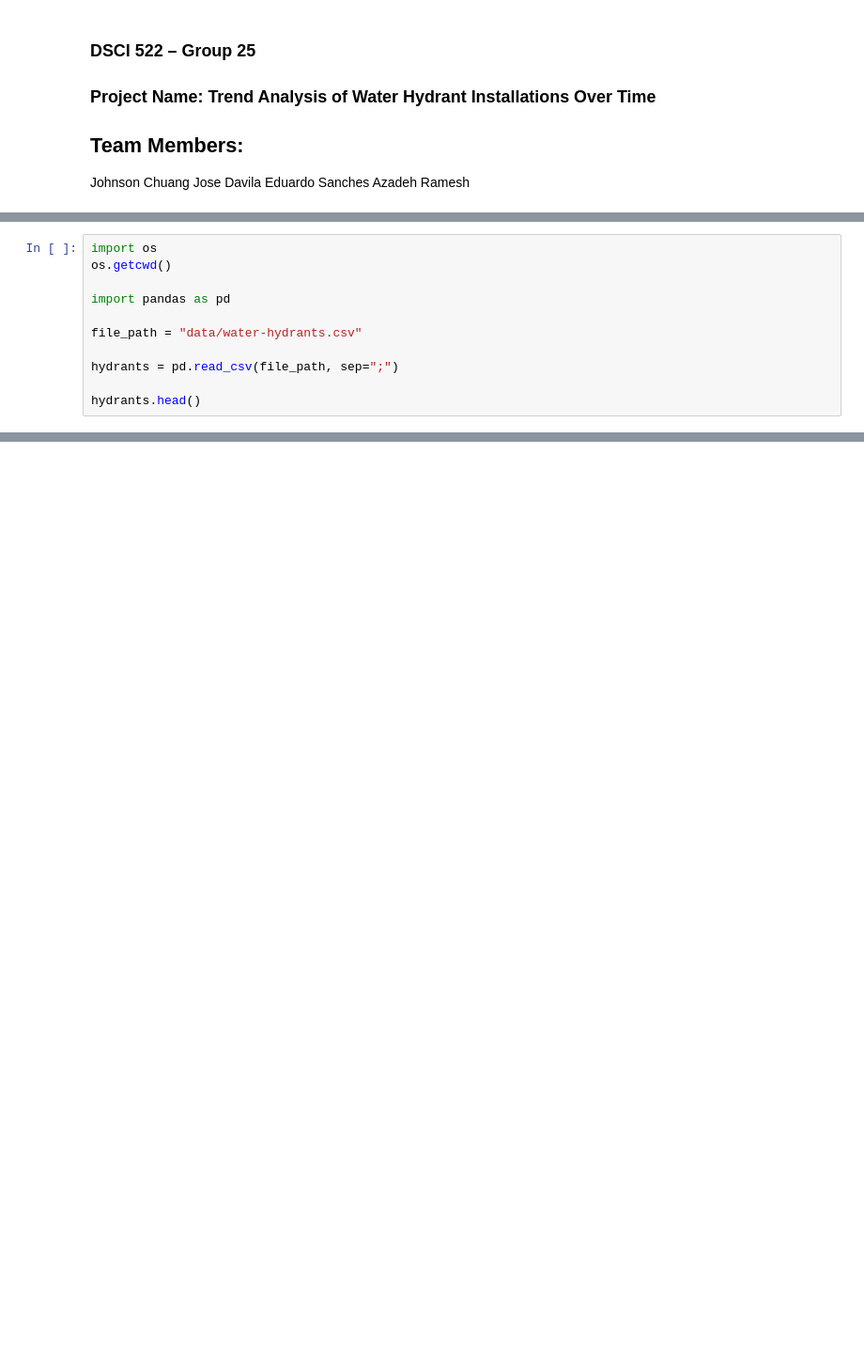
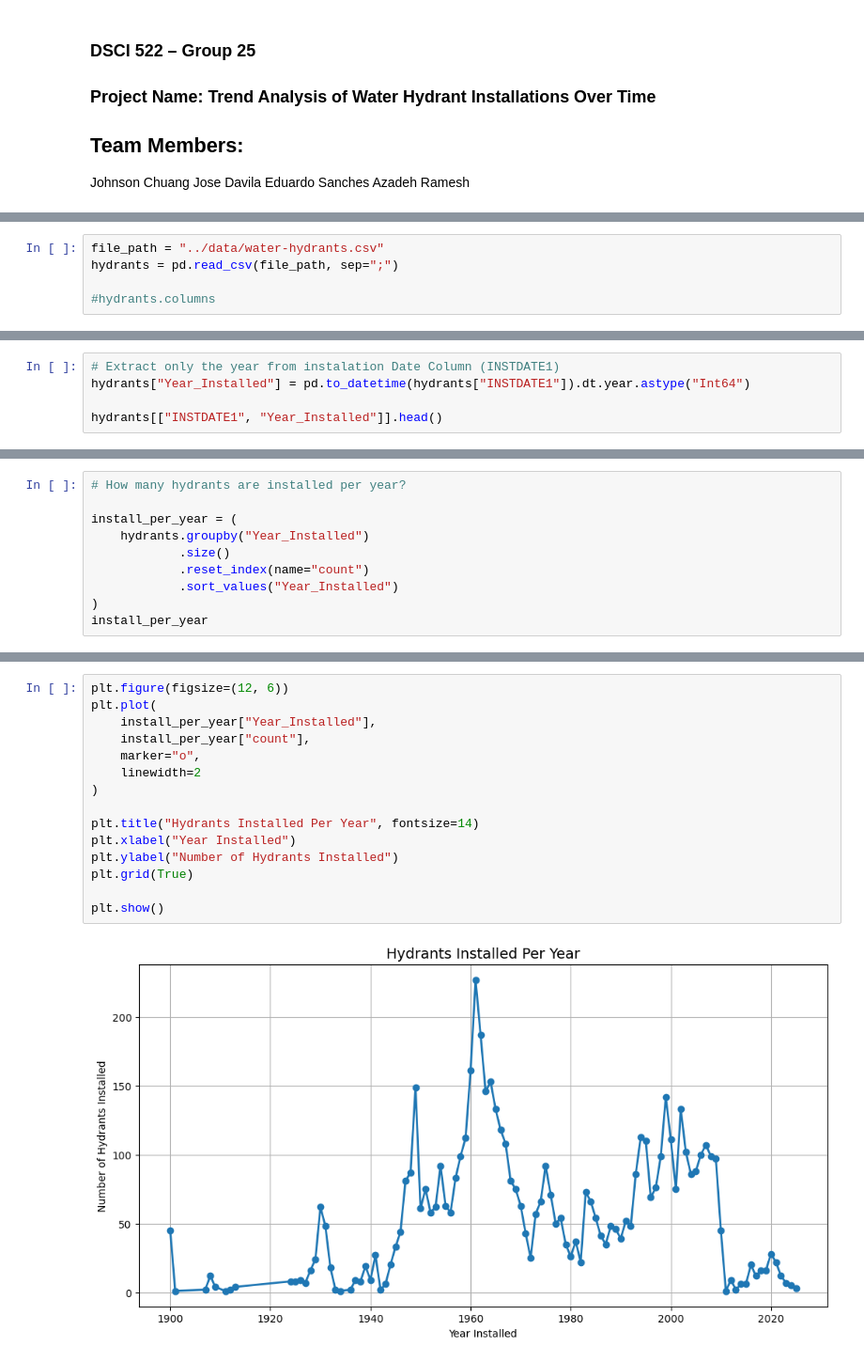
Before and after one commit to stoyq/cov-hydrants-installation-trend, a Jupyter notebook: analysis/hydrant_trend.ipynb, the cells around one changed output, grey strips where cells are left out. Shown at 94% size. Saved outputs shown, nothing was run; the diff lists cells and outputs as text; blank space fills up the shorter version.

Commit message:
Update trend analysis code and plots

```diff
--- a/analysis/hydrant_trend.ipynb
+++ b/analysis/hydrant_trend.ipynb
@@ -34,11 +40,5 @@ import pandas as pd
 # %%
-import os
-os.getcwd()
-
-import pandas as pd
-
-file_path = "data/water-hydrants.csv"
-
+file_path = "../data/water-hydrants.csv"
 hydrants = pd.read_csv(file_path, sep=";")
 
-hydrants.head()
+#hydrants.columns
@@ -46,0 +47,5 @@ FileNotFoundError: [Errno 2] No such file or directory: 'data/water-hydrants.csv
+# %%
+# Extract only the year from instalation Date Column (INSTDATE1)
+hydrants["Year_Installed"] = pd.to_datetime(hydrants["INSTDATE1"]).dt.year.astype("Int64")
+
+hydrants[["INSTDATE1", "Year_Installed"]].head()
@@ -46,0 +61,10 @@ FileNotFoundError: [Errno 2] No such file or directory: 'data/water-hydrants.csv
+# %%
+# How many hydrants are installed per year?
+
+install_per_year = (
+    hydrants.groupby("Year_Installed")
+            .size()
+            .reset_index(name="count")
+            .sort_values("Year_Installed")
+)
+install_per_year
@@ -46,0 +87,17 @@ FileNotFoundError: [Errno 2] No such file or directory: 'data/water-hydrants.csv
+# %%
+plt.figure(figsize=(12, 6))
+plt.plot(
+    install_per_year["Year_Installed"],
+    install_per_year["count"],
+    marker="o",
+    linewidth=2
+)
+
+plt.title("Hydrants Installed Per Year", fontsize=14)
+plt.xlabel("Year Installed")
+plt.ylabel("Number of Hydrants Installed")
+plt.grid(True)
+
+plt.show()
+# %% [output]
+[figure, added]
```
Also changed, not shown: parts of 10 cells of this notebook.
